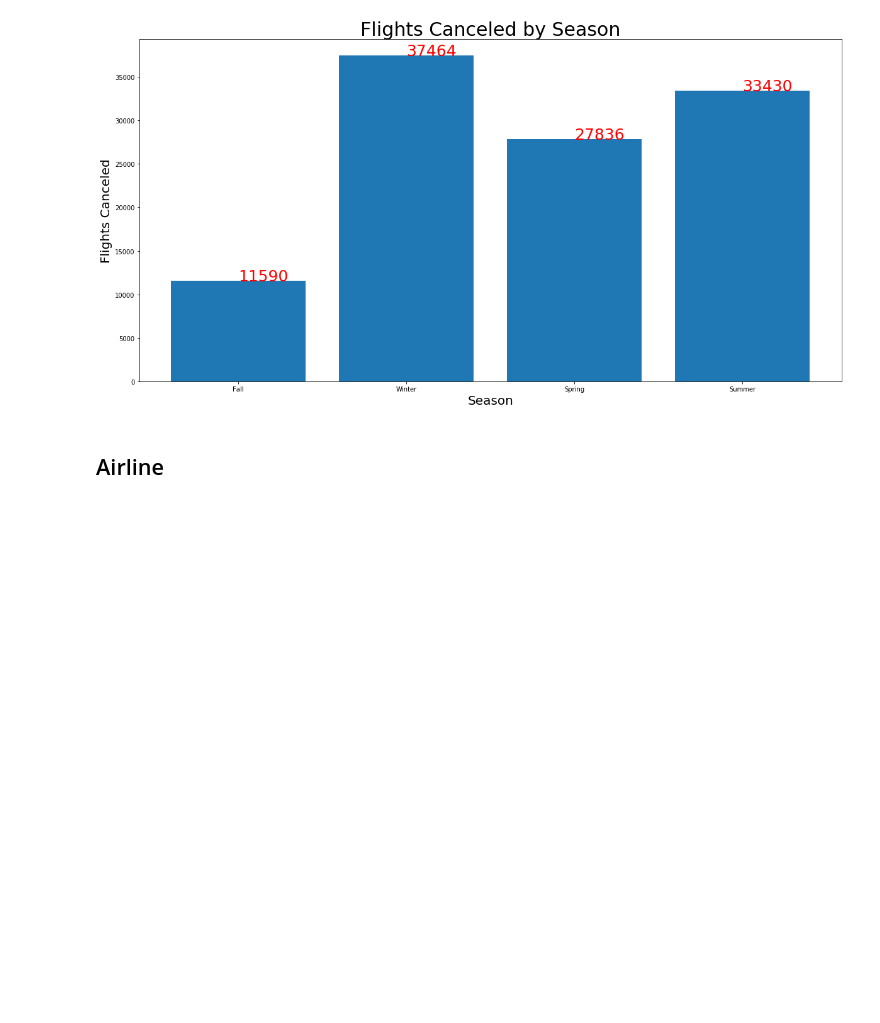
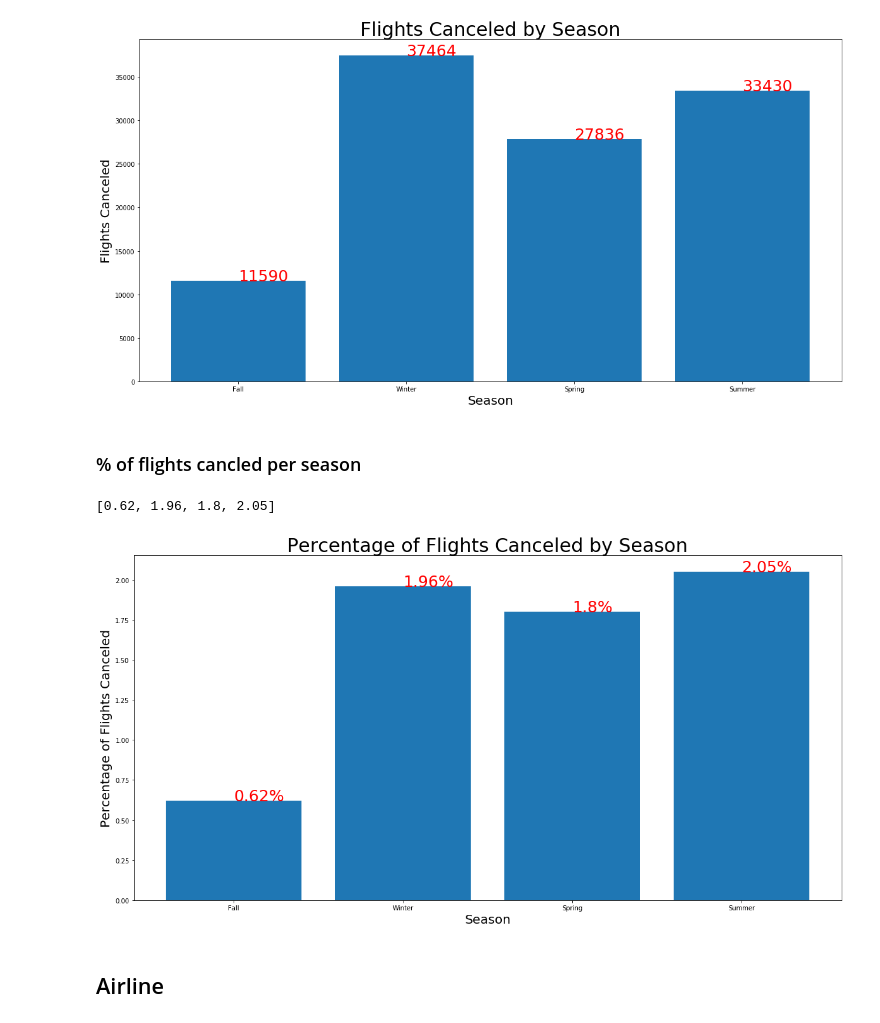
Before and after one commit to Arimorris/canceled_flights, a Jupyter notebook: visuals.ipynb, the cells around one changed output. Drawn from its saved outputs; the diff is of its cells as text; code cells hidden in the pictures; blank space fills up the shorter version.

```diff
--- a/visuals.ipynb
+++ b/visuals.ipynb
@@ -128,6 +143,31 @@ for a,b in zip(season, amt):
 plt.show()
 # %% [output]
 [figure]
+# %% [markdown]
+### % of flights cancled per season
+# %%
+s = yearly['Seasons']
+sea = list(s.values())
+s_pct = []
+
+#get a list of what % of flights were canceled per month
+for x in range(len(s)):
+    s_pct.append(round((amt[x]/sea[x]) * 100,2))
+# %%
+s_pct
+# %% [output]
+[0.62, 1.96, 1.8, 2.05]
+# %%
+plt.figure(figsize=(20,10))
+plt.bar(season, s_pct)
+plt.title("Percentage of Flights Canceled by Season", fontsize =30)
+plt.xlabel('Season', fontsize =20)
+plt.ylabel('Percentage of Flights Canceled', fontsize =20)
+for a,b in zip(season, s_pct):
+    plt.text(a, b, str(b) + '%', fontsize =25, color ='r')
+plt.show()
+# %% [output]
+[figure, added]
 # %% [markdown]
 ## Airline
 # %%
```
Also changed, not shown: parts of 2 cells of this notebook.
